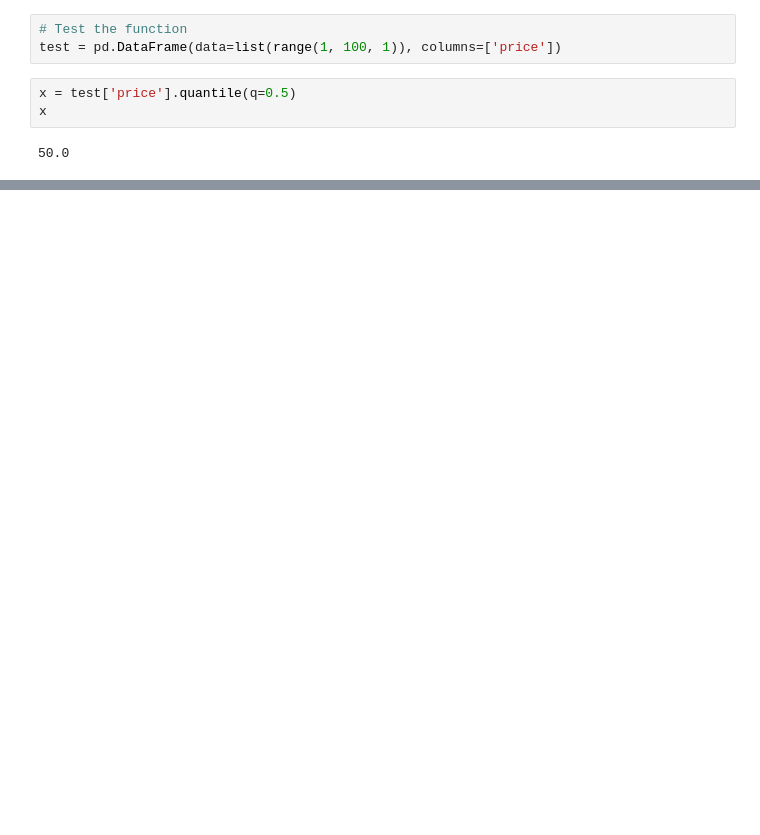
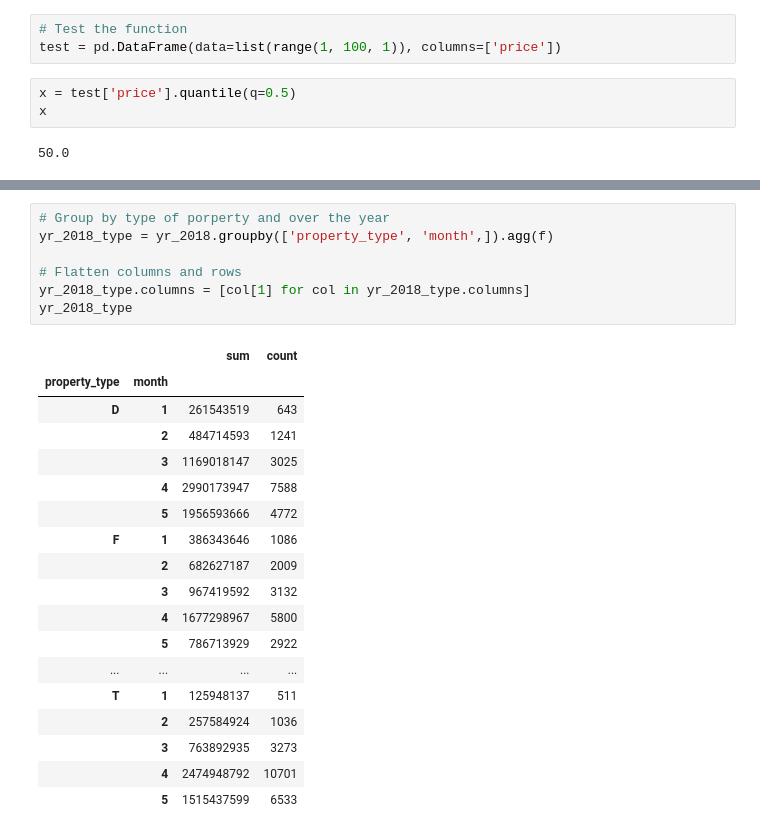
Before and after one commit to sprckt/land_registry, a Jupyter notebook: Land Registry Latest.ipynb, the cells around one changed output, grey strips where cells are left out. Saved outputs shown, nothing was run; the diff lists cells and outputs as text; blank space fills up the shorter version.

```diff
--- a/Land Registry Latest.ipynb
+++ b/Land Registry Latest.ipynb
@@ -500,0 +529,26 @@ ISLES OF SCILLY (0.05):  535000.0
+# %%
+# Group by type of porperty and over the year
+yr_2018_type = yr_2018.groupby(['property_type', 'month',]).agg(f)
+
+# Flatten columns and rows
+yr_2018_type.columns = [col[1] for col in yr_2018_type.columns]
+yr_2018_type
+# %% [output]
+|  |  | sum | count |
+| property_type | month |  |  |
+| D | 1 | 261543519 | 643 |
+|  | 2 | 484714593 | 1241 |
+|  | 3 | 1169018147 | 3025 |
+|  | 4 | 2990173947 | 7588 |
+|  | 5 | 1956593666 | 4772 |
+| F | 1 | 386343646 | 1086 |
+|  | 2 | 682627187 | 2009 |
+|  | 3 | 967419592 | 3132 |
+|  | 4 | 1677298967 | 5800 |
+|  | 5 | 786713929 | 2922 |
+| ... | ... | ... | ... |
+| T | 1 | 125948137 | 511 |
+|  | 2 | 257584924 | 1036 |
+|  | 3 | 763892935 | 3273 |
+|  | 4 | 2474948792 | 10701 |
+|  | 5 | 1515437599 | 6533 |
```
Also changed, not shown: parts of 10 cells of this notebook, 1 other file.
